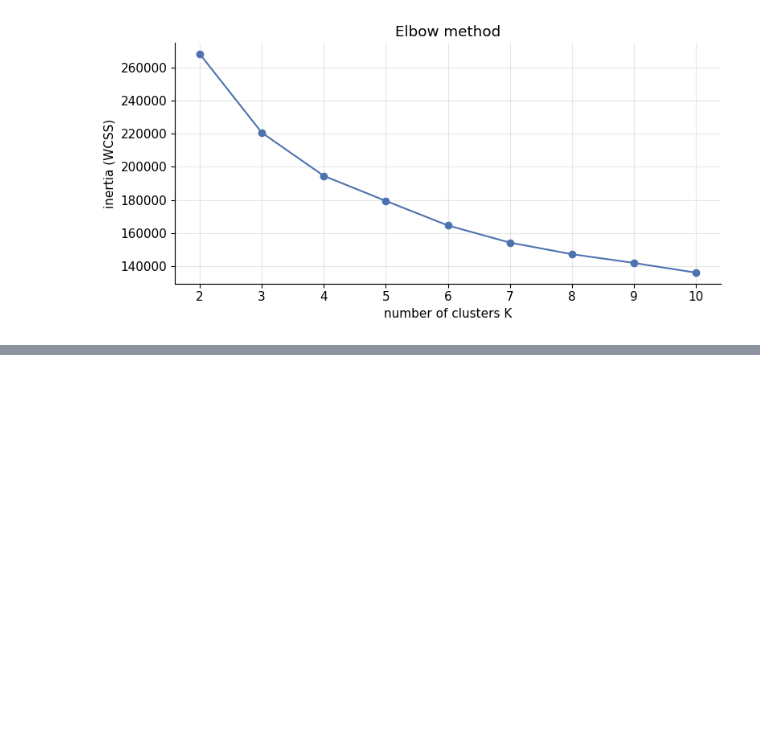
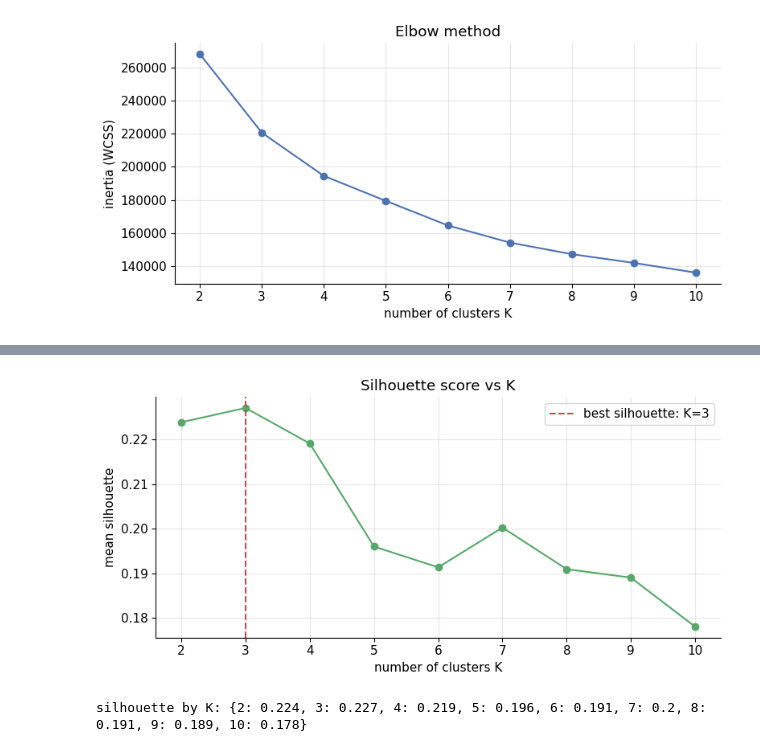
Before and after one commit to radostinaaa/trend-forecasting, a Jupyter notebook: 04_clustering.ipynb, the cells around one changed output, grey strips where cells are left out. Cells and saved outputs as stored; diff of their text form; code cells hidden in the pictures; blank space fills up the shorter version.

Commit message:
silhouette score, adjusted rand index

```diff
--- a/04_clustering.ipynb
+++ b/04_clustering.ipynb
@@ -113,0 +124,29 @@ plt.tight_layout(); plt.show()
+# %%
+def silhouette_score(X, labels, sample=1200, seed=SEED):
+    '''Mean silhouette coefficient over a random subsample of points.'''
+    rng = np.random.default_rng(seed)
+    idx = rng.choice(len(X), size=min(sample, len(X)), replace=False)
+    Xs, ls = X[idx], np.asarray(labels)[idx]
+    D = np.sqrt(np.maximum(_sq_dists(Xs, Xs), 0))
+    uniq = np.unique(ls)
+    s = np.zeros(len(Xs))
+    for i in range(len(Xs)):
+        same = ls == ls[i]
+        same[i] = False
+        a = D[i, same].mean() if same.any() else 0.0
+        b = min(D[i, ls == c].mean() for c in uniq if c != ls[i])
+        s[i] = (b - a) / max(a, b) if max(a, b) > 0 else 0.0
+    return float(s.mean())
+
+sils = [silhouette_score(Xp, KMeans(n_clusters=k, n_init=4).fit(Xp).labels_) for k in Ks]
+fig, ax = plt.subplots(figsize=(8, 4))
+ax.plot(list(Ks), sils, "o-", color="#55A868")
+best_k = list(Ks)[int(np.argmax(sils))]
+ax.axvline(best_k, ls="--", color="#C44E52", label=f"best silhouette: K={best_k}")
+ax.set_title("Silhouette score vs K"); ax.set_xlabel("number of clusters K")
+ax.set_ylabel("mean silhouette"); ax.legend()
+plt.tight_layout(); plt.show()
+print("silhouette by K:", {k: round(s, 3) for k, s in zip(Ks, sils)})
+# %% [output]
+[figure, added]
+silhouette by K: {2: 0.224, 3: 0.227, 4: 0.219, 5: 0.196, 6: 0.191, 7: 0.2, 8: 0.191, 9: 0.189, 10: 0.178}
```
Also changed, not shown: parts of 9 cells of this notebook, 1 other file.
